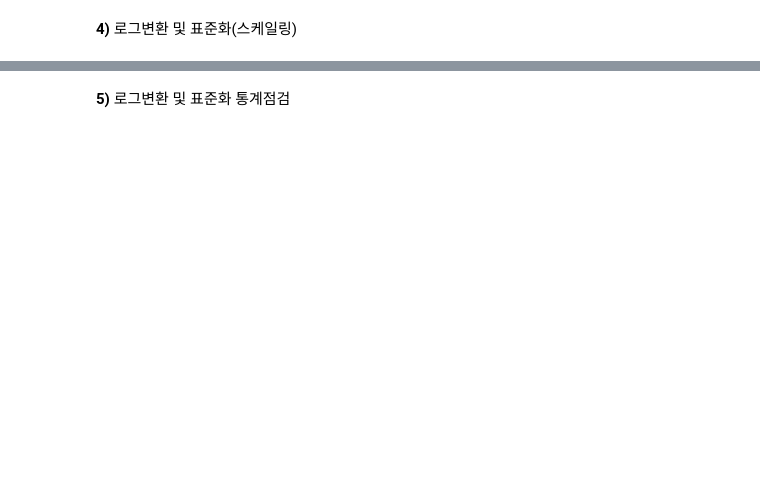
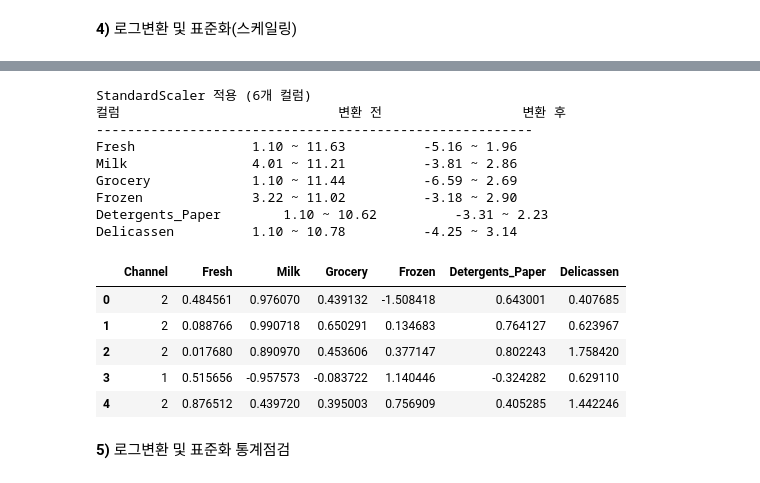
Before and after one commit to Jae1-99999/Wholesalecustomers, a Jupyter notebook: 파이프라인.ipynb, the cells around one changed output, grey strips where cells are left out. Saved outputs shown, nothing was run; the diff lists cells and outputs as text; code cells hidden in the pictures; blank space fills up the shorter version.

```diff
--- a/파이프라인.ipynb
+++ b/파이프라인.ipynb
@@ -514,2 +556,22 @@ my_stats.correlation_summary(corr)
+# %%
+# 스케일링 (연속형 컬럼)
+scaling_df = my_prep.scaling(log_df, columns=num_cols)
+scaling_df.head()
+# %% [output]
+StandardScaler 적용 (6개 컬럼)
+컬럼                            변환 전                  변환 후
+--------------------------------------------------------
+Fresh               1.10 ~ 11.63          -5.16 ~ 1.96
+Milk                4.01 ~ 11.21          -3.81 ~ 2.86
+Grocery             1.10 ~ 11.44          -6.59 ~ 2.69
+Frozen              3.22 ~ 11.02          -3.18 ~ 2.90
+Detergents_Paper        1.10 ~ 10.62          -3.31 ~ 2.23
+Delicassen          1.10 ~ 10.78          -4.25 ~ 3.14
+|  | Channel | Fresh | Milk | Grocery | Frozen | Detergents_Paper | Delicassen |
+| 0 | 2 | 0.484561 | 0.976070 | 0.439132 | -1.508418 | 0.643001 | 0.407685 |
+| 1 | 2 | 0.088766 | 0.990718 | 0.650291 | 0.134683 | 0.764127 | 0.623967 |
+| 2 | 2 | 0.017680 | 0.890970 | 0.453606 | 0.377147 | 0.802243 | 1.758420 |
+| 3 | 1 | 0.515656 | -0.957573 | -0.083722 | 1.140446 | -0.324282 | 0.629110 |
+| 4 | 2 | 0.876512 | 0.439720 | 0.395003 | 0.756909 | 0.405285 | 1.442246 |
 # %% [markdown]
 **5)** 로그변환 및 표준화 통계점검
```
Also changed, not shown: parts of 9 cells of this notebook, 3 other files.
